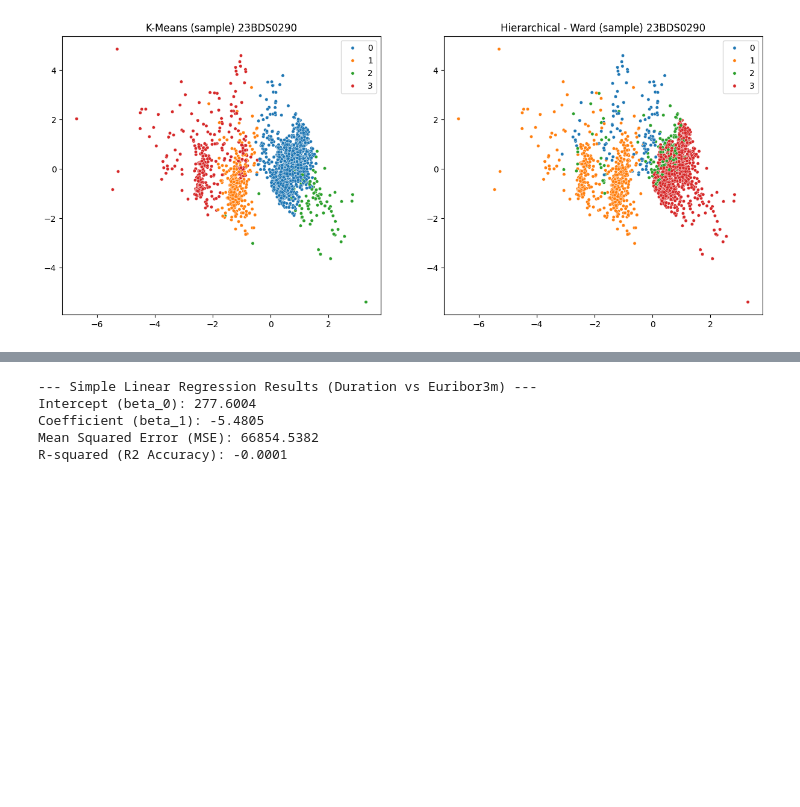
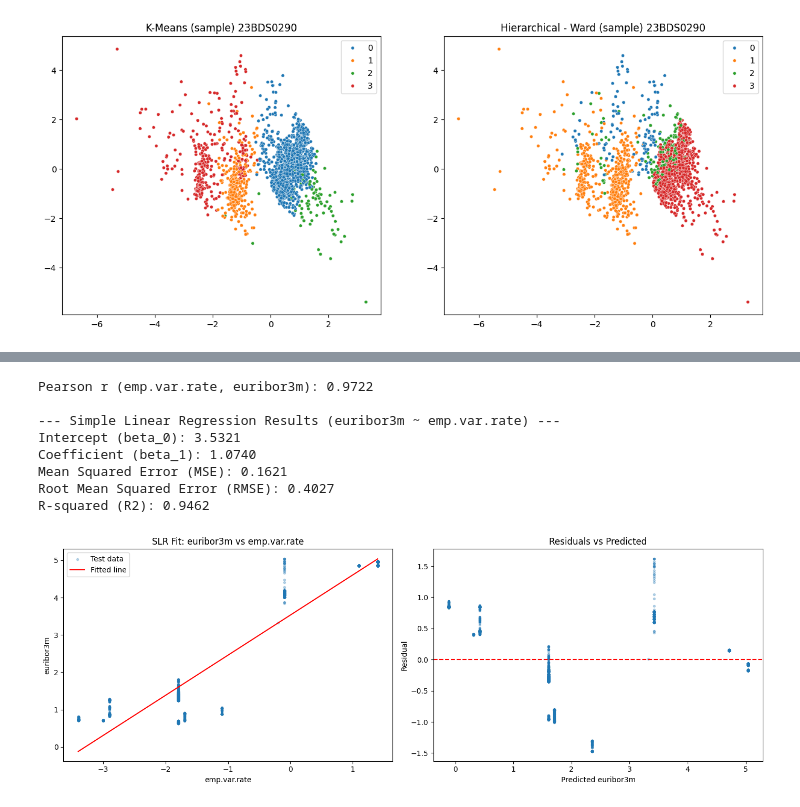
Before and after one commit to 2005lakshya/lakshya_gupta_eda, a Jupyter notebook: Lakshya_gupta_eda.ipynb, the cells around one changed output, grey strips where cells are left out. Cells and saved outputs as stored; diff of their text form; code cells hidden in the pictures; blank space fills up the shorter version.

```diff
--- a/Lakshya_gupta_eda.ipynb
+++ b/Lakshya_gupta_eda.ipynb
@@ -884,30 +920,55 @@ Projected data shape: (41188, 5)
 # %%
 # Module 7: Supervised Model Development and Evaluation
-# 1. Simple Linear Regression (SLR) to predict Call Duration based on Euribor 3-Month Rate
-import pandas as pd
+# 1. Simple Linear Regression (SLR): predict the Euribor 3-month rate from the employment variation rate
 from sklearn.linear_model import LinearRegression
 from sklearn.model_selection import train_test_split
 from sklearn.metrics import mean_squared_error, r2_score
 
-# Ensure bank_data is present
-X_slr = bank_data[["euribor3m"]]
-y_slr = bank_data["duration"]
+X_slr = bank_data[["emp.var.rate"]]
+y_slr = bank_data["euribor3m"]
+
+print(f"Pearson r (emp.var.rate, euribor3m): {X_slr['emp.var.rate'].corr(y_slr):.4f}")
 
 X_train_s, X_test_s, y_train_s, y_test_s = train_test_split(X_slr, y_slr, test_size=0.2, random_state=42)
 
 slr_model = LinearRegression()
 slr_model.fit(X_train_s, y_train_s)
 y_pred_s = slr_model.predict(X_test_s)
+mse_s = mean_squared_error(y_test_s, y_pred_s)
 
-print("--- Simple Linear Regression Results (Duration vs Euribor3m) ---")
+print("\n--- Simple Linear Regression Results (euribor3m ~ emp.var.rate) ---")
 print(f"Intercept (beta_0): {slr_model.intercept_:.4f}")
 print(f"Coefficient (beta_1): {slr_model.coef_[0]:.4f}")
-print(f"Mean Squared Error (MSE): {mean_squared_error(y_test_s, y_pred_s):.4f}")
-print(f"R-squared (R2 Accuracy): {r2_score(y_test_s, y_pred_s):.4f}")
+print(f"Mean Squared Error (MSE): {mse_s:.4f}")
+print(f"Root Mean Squared Error (RMSE): {np.sqrt(mse_s):.4f}")
+print(f"R-squared (R2): {r2_score(y_test_s, y_pred_s):.4f}")
+
+fig, axes = plt.subplots(1, 2, figsize=(14, 5))
+
+line_x = np.linspace(X_slr["emp.var.rate"].min(), X_slr["emp.var.rate"].max(), 100)
+axes[0].scatter(X_test_s, y_test_s, s=8, alpha=0.3, label="Test data")
+axes[0].plot(line_x, slr_model.predict(pd.DataFrame({"emp.var.rate": line_x})), color="r", label="Fitted line")
+axes[0].set_title("SLR Fit: euribor3m vs emp.var.rate")
+axes[0].set_xlabel("emp.var.rate")
+axes[0].set_ylabel("euribor3m")
+axes[0].legend()
+
+axes[1].scatter(y_pred_s, y_test_s - y_pred_s, s=8, alpha=0.3)
+axes[1].axhline(0, color="r", linestyle="--")
+axes[1].set_title("Residuals vs Predicted")
+axes[1].set_xlabel("Predicted euribor3m")
+axes[1].set_ylabel("Residual")
+
+plt.tight_layout()
+plt.show()
 # %% [output]
---- Simple Linear Regression Results (Duration vs Euribor3m) ---
-Intercept (beta_0): 277.6004
-Coefficient (beta_1): -5.4805
-Mean Squared Error (MSE): 66854.5382
-R-squared (R2 Accuracy): -0.0001
+Pearson r (emp.var.rate, euribor3m): 0.9722
+
+--- Simple Linear Regression Results (euribor3m ~ emp.var.rate) ---
+Intercept (beta_0): 3.5321
+Coefficient (beta_1): 1.0740
+Mean Squared Error (MSE): 0.1621
+Root Mean Squared Error (RMSE): 0.4027
+R-squared (R2): 0.9462
+[figure, added]
 # %%
```
Also changed, not shown: parts of 4 cells of this notebook, 1 other file.
